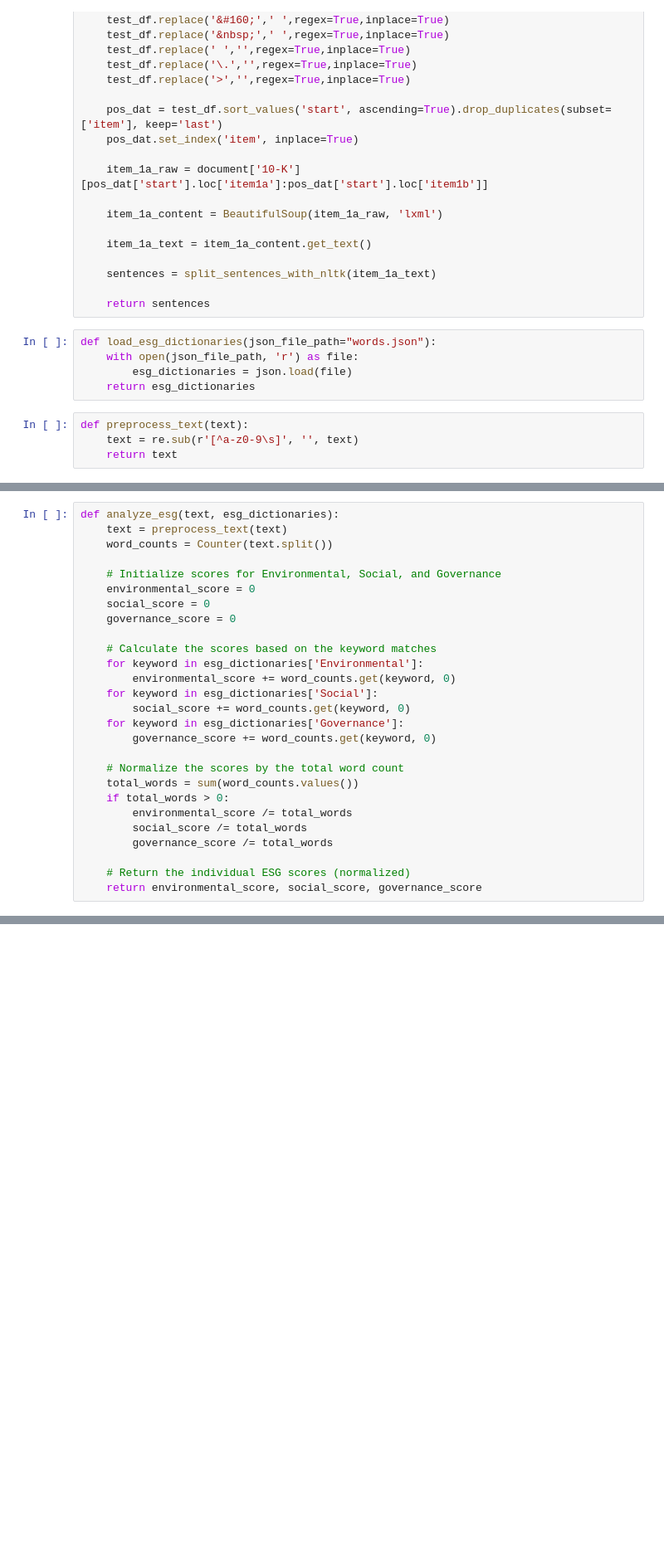
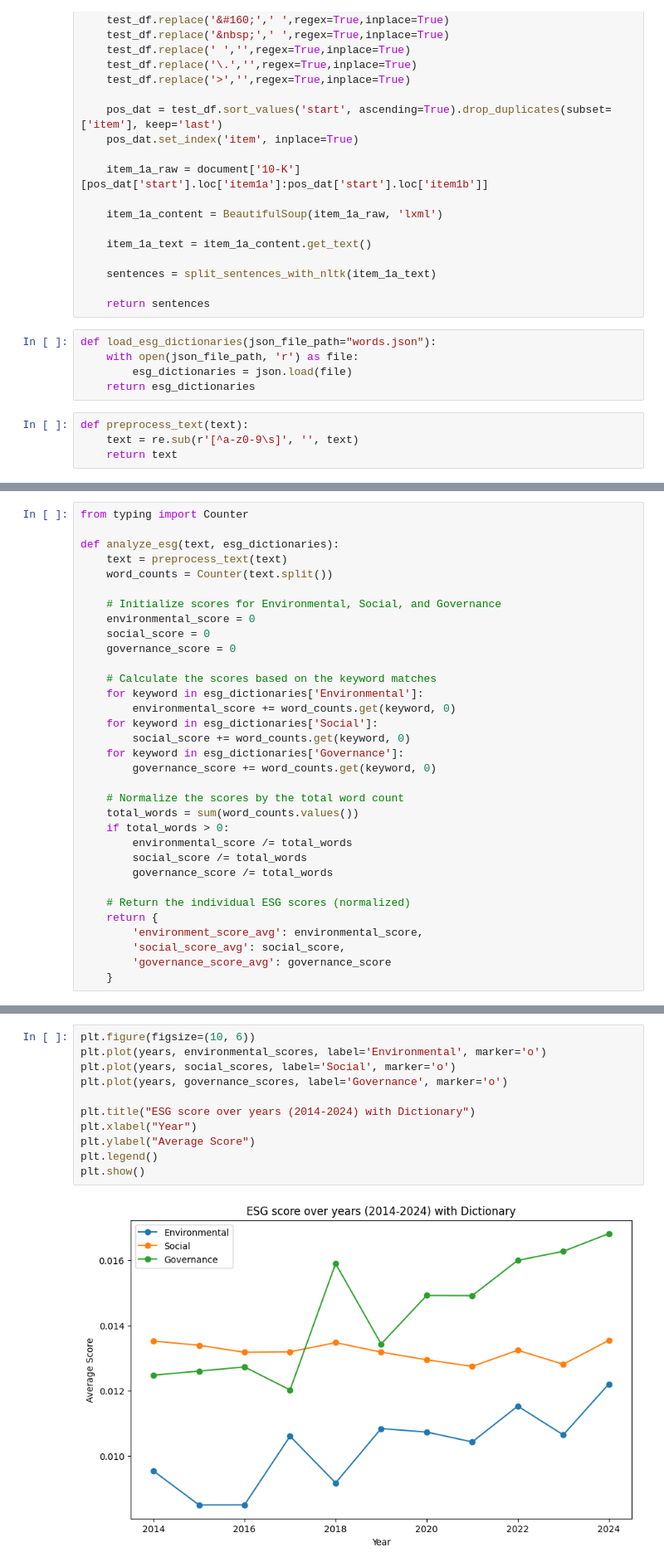
Before and after one commit to ajaymdn/FinalYearProject, a Jupyter notebook: Dictionary/dictionary-base.ipynb, the cells around one changed output, grey strips where cells are left out. Shown: that part at 83% size. Saved outputs shown, nothing was run; the diff lists cells and outputs as text; blank space fills up the shorter version.

```diff
--- a/Dictionary/dictionary-base.ipynb
+++ b/Dictionary/dictionary-base.ipynb
@@ -97,4 +95,6 @@ esg_dictionaries = load_esg_dictionaries()
 # %%
+from typing import Counter
+
 def analyze_esg(text, esg_dictionaries):
     text = preprocess_text(text)
     word_counts = Counter(text.split())
@@ -120,5 +120,9 @@ def analyze_esg(text, esg_dictionaries):
         governance_score /= total_words
 
     # Return the individual ESG scores (normalized)
-    return environmental_score, social_score, governance_score
+    return {
+        'environment_score_avg': environmental_score,
+        'social_score_avg': social_score,
+        'governance_score_avg': governance_score
+    }
 # %%
@@ -135,0 +207,13 @@ Governance: 0.0120
+# %%
+plt.figure(figsize=(10, 6))
+plt.plot(years, environmental_scores, label='Environmental', marker='o')
+plt.plot(years, social_scores, label='Social', marker='o')
+plt.plot(years, governance_scores, label='Governance', marker='o')
+
+plt.title("ESG score over years (2014-2024) with Dictionary")
+plt.xlabel("Year")
+plt.ylabel("Average Score")
+plt.legend()
+plt.show()
+# %% [output]
+[figure, added]
```
Also changed, not shown: parts of 5 cells of this notebook, 3 other files.
